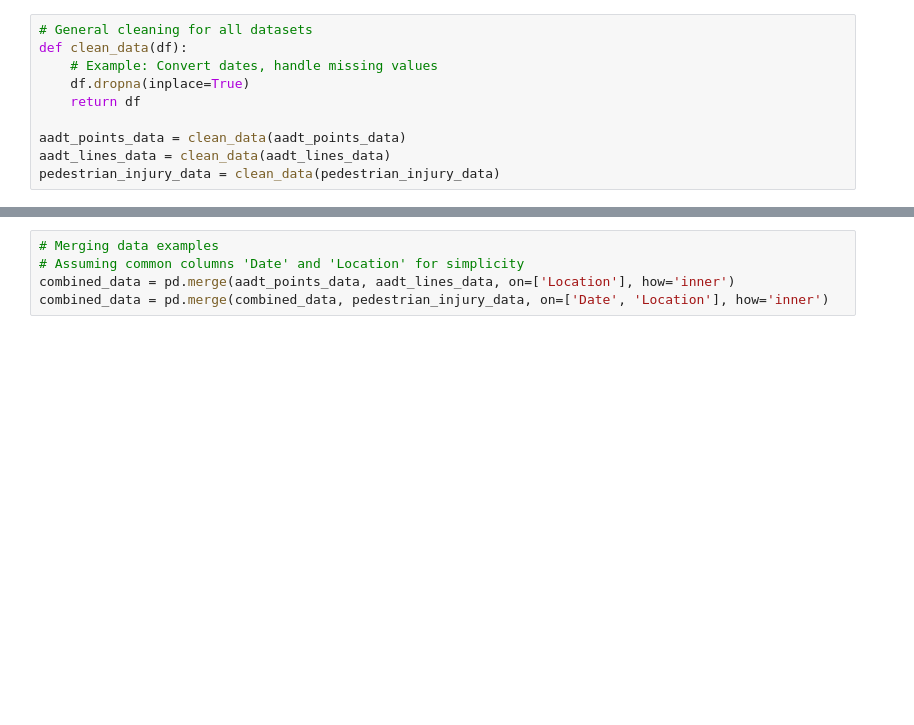
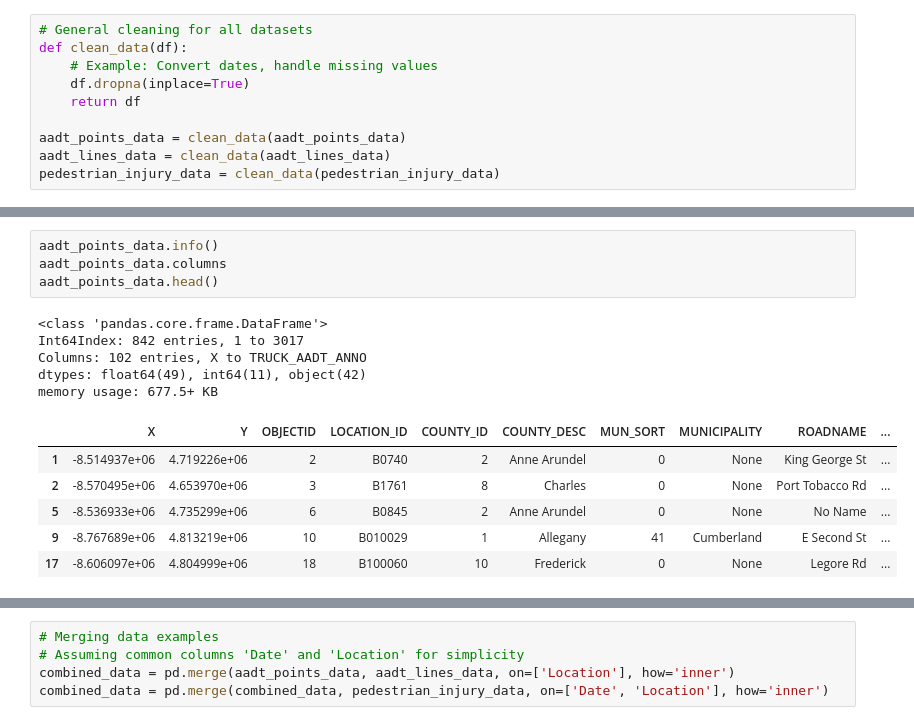
Before and after one commit to jeadjani/MDTraffic, a Jupyter notebook: 447project/MD_Accident_Hotspots.ipynb, the cells around one changed output, grey strips where cells are left out. Cells and saved outputs as stored; diff of their text form; blank space fills up the shorter version.

```diff
--- a/447project/MD_Accident_Hotspots.ipynb
+++ b/447project/MD_Accident_Hotspots.ipynb
@@ -65,0 +91,16 @@ pedestrian_injury_data = clean_data(pedestrian_injury_data)
+# %%
+aadt_points_data.info()
+aadt_points_data.columns
+aadt_points_data.head()
+# %% [output]
+<class 'pandas.core.frame.DataFrame'>
+Int64Index: 842 entries, 1 to 3017
+Columns: 102 entries, X to TRUCK_AADT_ANNO
+dtypes: float64(49), int64(11), object(42)
+memory usage: 677.5+ KB
+|  | X | Y | OBJECTID | LOCATION_ID | COUNTY_ID | COUNTY_DESC | MUN_SORT | MUNICIPALITY | ROADNAME | ... |
+| 1 | -8.514937e+06 | 4.719226e+06 | 2 | B0740 | 2 | Anne Arundel | 0 | None | King George St | ... |
+| 2 | -8.570495e+06 | 4.653970e+06 | 3 | B1761 | 8 | Charles | 0 | None | Port Tobacco Rd | ... |
+| 5 | -8.536933e+06 | 4.735299e+06 | 6 | B0845 | 2 | Anne Arundel | 0 | None | No Name | ... |
+| 9 | -8.767689e+06 | 4.813219e+06 | 10 | B010029 | 1 | Allegany | 41 | Cumberland | E Second St | ... |
+| 17 | -8.606097e+06 | 4.804999e+06 | 18 | B100060 | 10 | Frederick | 0 | None | Legore Rd | ... |
```
Also changed, not shown: parts of 3 cells of this notebook.
